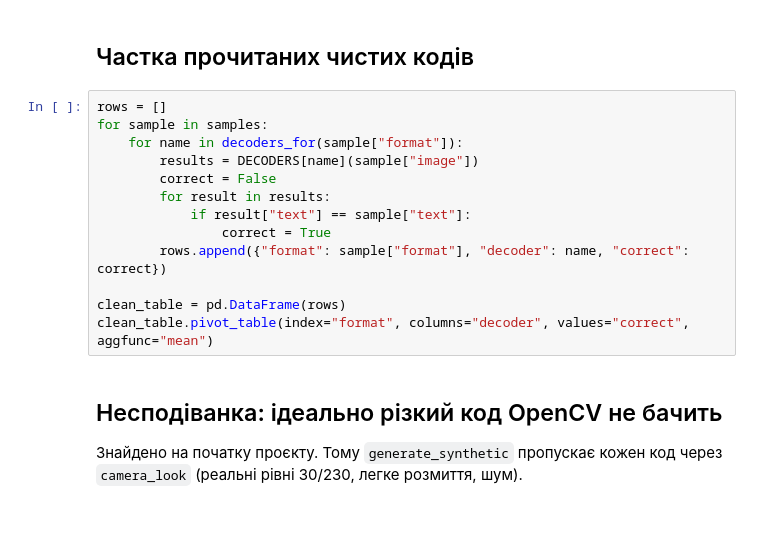
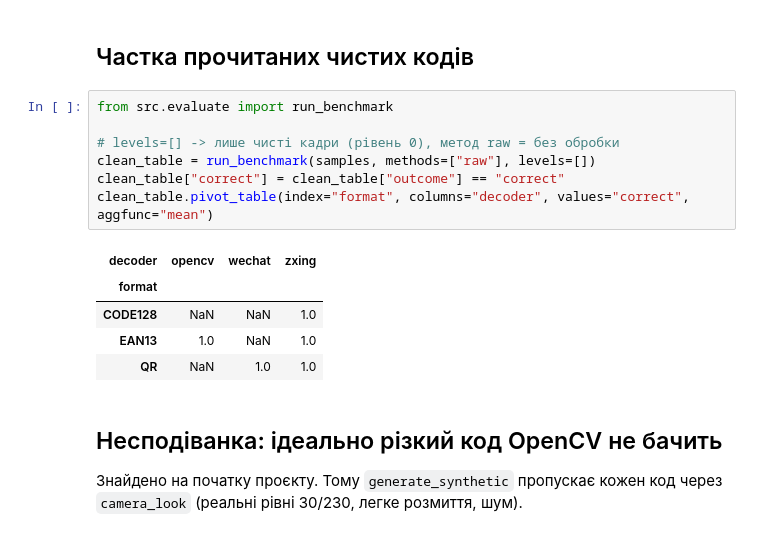
Before and after one commit to zemand/r_d-computer-vision-project, a Jupyter notebook: notebooks/01_baseline.ipynb, the cells around one changed output. Cells and saved outputs as stored; diff of their text form.

```diff
--- a/notebooks/01_baseline.ipynb
+++ b/notebooks/01_baseline.ipynb
@@ -52,18 +59,18 @@ for name in decoders_for(sample["format"]):
 # %% [markdown]
 ## Частка прочитаних чистих кодів
-# %%
-rows = []
-for sample in samples:
-    for name in decoders_for(sample["format"]):
-        results = DECODERS[name](sample["image"])
-        correct = False
-        for result in results:
-            if result["text"] == sample["text"]:
-                correct = True
-        rows.append({"format": sample["format"], "decoder": name, "correct": correct})
-
-clean_table = pd.DataFrame(rows)
-clean_table.pivot_table(index="format", columns="decoder", values="correct", aggfunc="mean")
+# %%
+from src.evaluate import run_benchmark
+
+# levels=[] -> лише чисті кадри (рівень 0), метод raw = без обробки
+clean_table = run_benchmark(samples, methods=["raw"], levels=[])
+clean_table["correct"] = clean_table["outcome"] == "correct"
+clean_table.pivot_table(index="format", columns="decoder", values="correct", aggfunc="mean")
+# %% [output]
+| decoder | opencv | wechat | zxing |
+| format |  |  |  |
+| CODE128 | NaN | NaN | 1.0 |
+| EAN13 | 1.0 | NaN | 1.0 |
+| QR | NaN | 1.0 | 1.0 |
 # %% [markdown]
 ## Несподіванка: ідеально різкий код OpenCV не бачить
 
```
Also changed, not shown: parts of 6 cells of this notebook.
